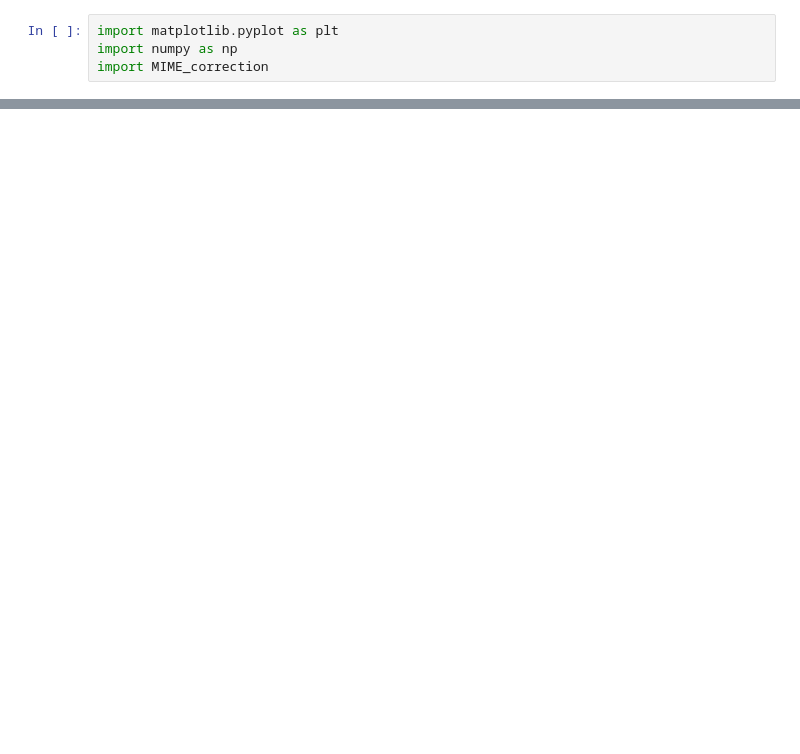
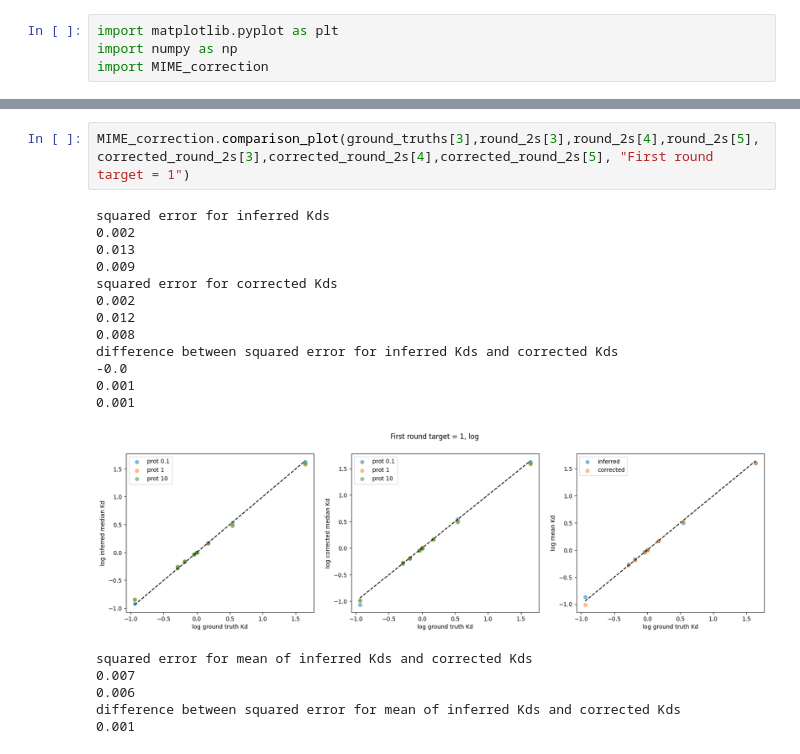
Before and after one commit to JoshuaGensel/dmMIME_correction, a Jupyter notebook: src/exploratory_analysis.ipynb, the cells around one changed output, grey strips where cells are left out. Saved outputs shown, nothing was run; the diff lists cells and outputs as text; blank space fills up the shorter version.

```diff
--- a/src/exploratory_analysis.ipynb
+++ b/src/exploratory_analysis.ipynb
@@ -87,0 +78,21 @@ print(a+b)
+# %%
+MIME_correction.comparison_plot(ground_truths[3],round_2s[3],round_2s[4],round_2s[5],corrected_round_2s[3],corrected_round_2s[4],corrected_round_2s[5], "First round target = 1")
+# %% [output]
+squared error for inferred Kds
+0.002
+0.013
+0.009
+squared error for corrected Kds
+0.002
+0.012
+0.008
+difference between squared error for inferred Kds and corrected Kds
+-0.0
+0.001
+0.001
+[figure, added]
+squared error for mean of inferred Kds and corrected Kds
+0.007
+0.006
+difference between squared error for mean of inferred Kds and corrected Kds
+0.001
```
Also changed, not shown: parts of 11 cells of this notebook, 1 other file.
